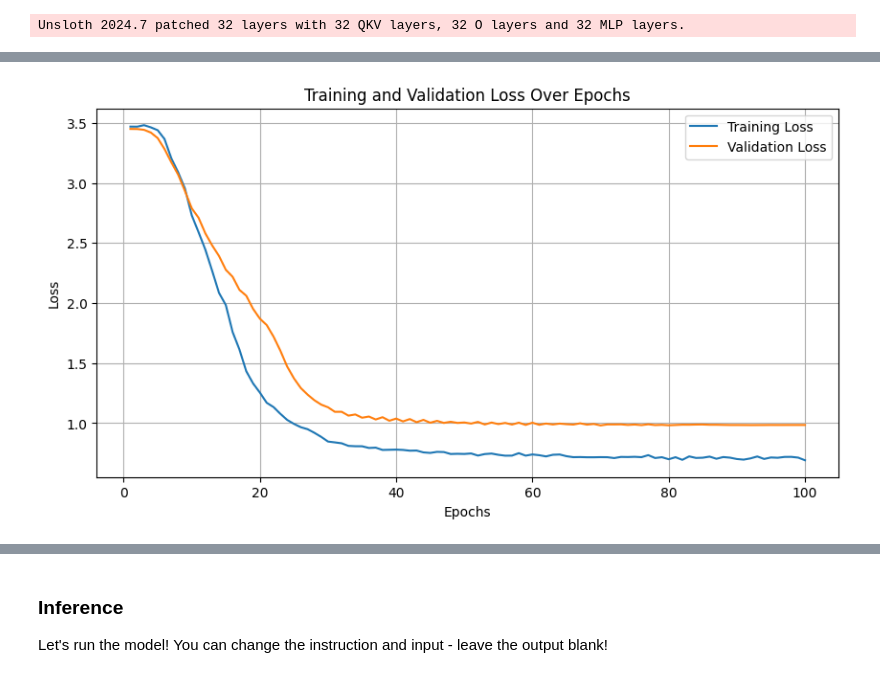
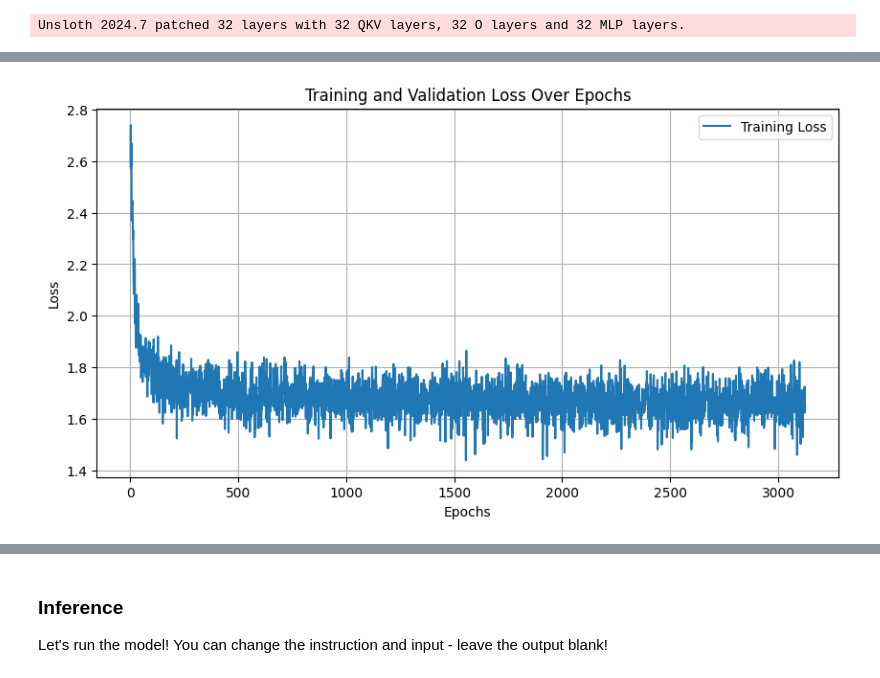
Before and after one commit to SChaeck/korean-llm-finetuning, a Jupyter notebook: Alpaca_+_Mistral_7b_full_example.ipynb, the cells around one changed output, grey strips where cells are left out. Drawn from its saved outputs; the diff is of its cells as text; code cells hidden in the pictures.

```diff
--- a/Alpaca_+_Mistral_7b_full_example.ipynb
+++ b/Alpaca_+_Mistral_7b_full_example.ipynb
@@ -11,17 +12,16 @@ os.environ["WANDB_NOTEBOOK_NAME"]="finetuning"
 # %%
 config = {
     "architecture": "beomi/Llama-3-Open-Ko-8B-Instruct-preview",
-    "dataset": "한국어 생성 기반 상식추론",
+    "dataset": "NAS 업로드 모든 데이터",
     "max_seq_length": 2048, # Choose any! We auto support RoPE Scaling internally!
-    "load_in_8bit": False, # Use 4bit quantization to reduce memory usage. Can be False.
+    "load_in_4bit": True, # Use 4bit quantization to reduce memory usage. Can be False.
     "lora_use": True,
-    "lora_rank_and_alpha": [16, 32],
+    "lora_rank_and_alpha": [8, 32],
     "lora_target_modules": ["q_proj", "k_proj", "v_proj", "o_proj", "gate_proj", "up_proj", "down_proj"],
-    "epochs": 5,
-    "batch_size": 32,
-    "gradient_accumulation_steps": 16,
+    "epochs": 1,
+    "batch_size": 4,
+    "gradient_accumulation_steps": 8,
     "learning_rate": 2e-5,
-    "seed": 3407,
 }
 # %%
 import wandb
@@ -80,7 +80,8 @@ import torch
 model, tokenizer = FastLanguageModel.from_pretrained(
     model_name = config["architecture"], # Choose ANY! eg teknium/OpenHermes-2.5-Mistral-7B
     max_seq_length = config["max_seq_length"],
-    load_in_4bit = config["load_in_8bit"],
+    load_in_4bit = config["load_in_4bit"],
+    low_cpu_mem_usage=True
 )
 # %% [output]
 🦥 Unsloth: Will patch your computer to enable 2x faster free finetuning.
@@ -170,8 +193,8 @@ tokenizer.padding_side = "right"  # 토크나이저의 패딩을 오른쪽으로
 trainer = SFTTrainer(
     model = model,
     tokenizer = tokenizer,
-    train_dataset = train_dataset,
-    eval_dataset = valid_dataset,
+    train_dataset = dataset,
+    # eval_dataset = valid_dataset,
     dataset_text_field = "text",
     max_seq_length = config["max_seq_length"],
     dataset_num_proc = 2,
@@ -180,9 +203,9 @@ trainer = SFTTrainer(
         per_device_train_batch_size = config["batch_size"],
         gradient_accumulation_steps = config["gradient_accumulation_steps"],
         warmup_steps = 5,
-        max_steps = 100, # Set num_train_epochs = 1 for full training runs
-        do_eval=True,
-        evaluation_strategy="steps",
+        num_train_epochs=1, # Set num_train_epochs = 1 for full training runs
+        # do_eval=True,
+        # evaluation_strategy="steps",
         logging_steps=1,  # logging 스텝 수
         learning_rate = config["learning_rate"],
         fp16 = not is_bfloat16_supported(),
@@ -281,26 +293,24 @@ wandb: WARNING The `run_name` is currently set to the same value as `TrainingArg
 # %%
 import pandas as pd
 import matplotlib.pyplot as plt
 
 df = pd.DataFrame(trainer.state.log_history)
 
 train_loss = df ['loss'].dropna()
-val_loss = df ['eval_loss'].dropna()
 
 epochs = range(1, len(train_loss) + 1)
 
 # 그래프 그리기
 plt.figure(figsize=(10, 5))
 plt.plot(epochs, train_loss, label='Training Loss')
-plt.plot(epochs, val_loss, label='Validation Loss')
 plt.xlabel('Epochs')
 plt.ylabel('Loss')
 plt.title('Training and Validation Loss Over Epochs')
 plt.legend()
 plt.grid(True)
 plt.show()
 # %% [output]
-[figure, old version]
+[figure, new version]
 # %%
 #@title Show final memory and time stats
 used_memory = round(torch.cuda.max_memory_reserved() / 1024 / 1024 / 1024, 3)
```
Also changed, not shown: parts of 14 cells of this notebook, 6 other files.
